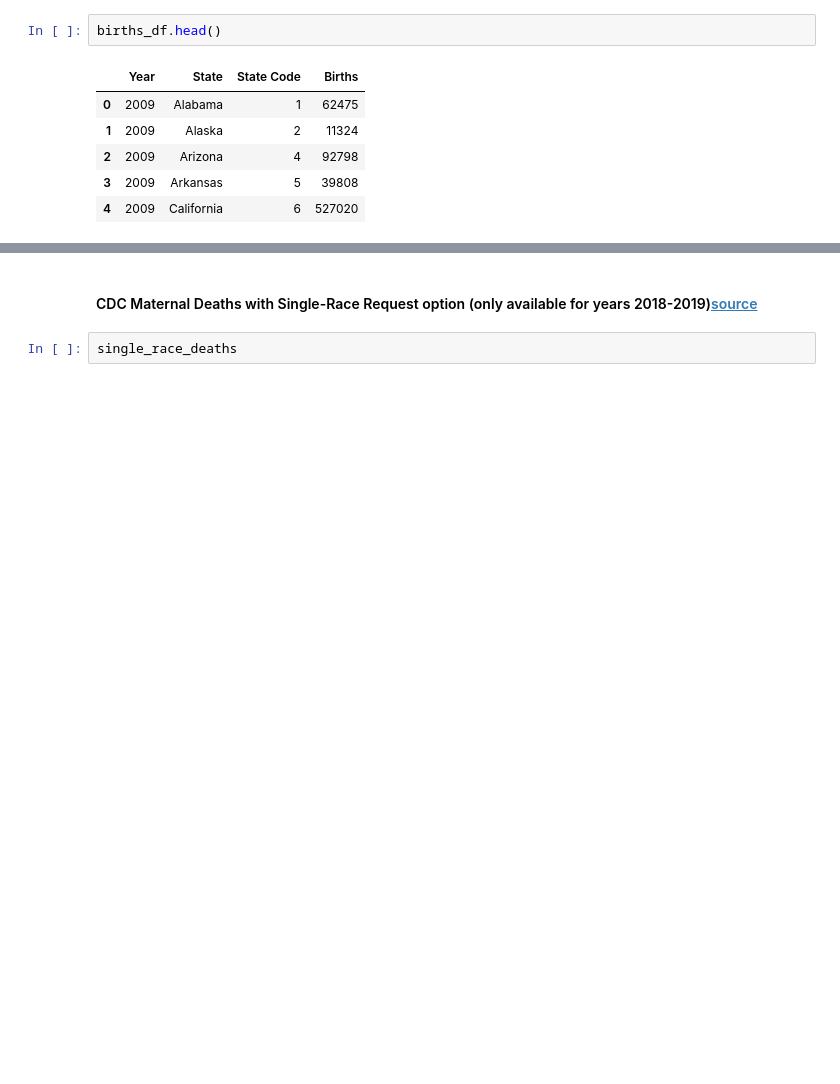
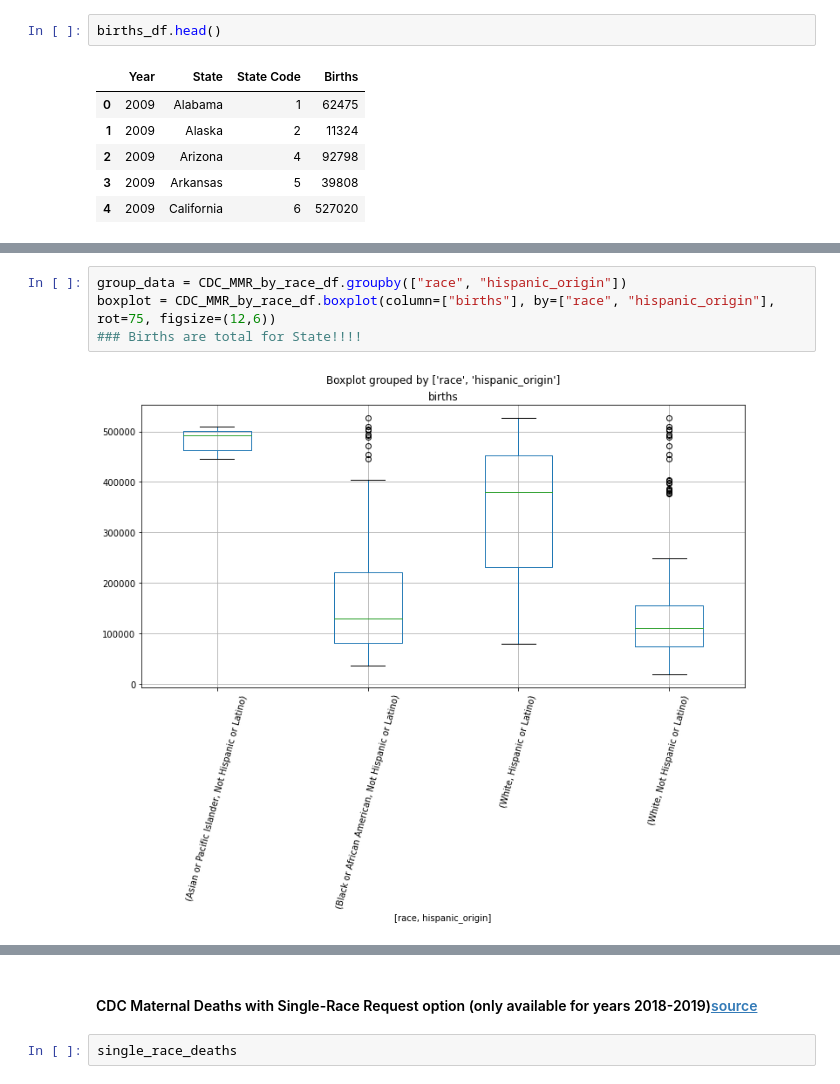
Before and after one commit to LeeProut/US-Maternal-Mortality, a Jupyter notebook: CDC_MMR_Race_P3.ipynb, the cells around one changed output, grey strips where cells are left out. Cells and saved outputs as stored; diff of their text form; blank space fills up the shorter version.

```diff
--- a/CDC_MMR_Race_P3.ipynb
+++ b/CDC_MMR_Race_P3.ipynb
@@ -109,0 +203,6 @@ CDC_MMR_by_race_df.head()
+# %%
+group_data = CDC_MMR_by_race_df.groupby(["race", "hispanic_origin"])
+boxplot = CDC_MMR_by_race_df.boxplot(column=["births"], by=["race", "hispanic_origin"], rot=75, figsize=(12,6))
+### Births are total for State!!!!
+# %% [output]
+[figure, added]
```
Also changed, not shown: parts of 18 cells of this notebook.
